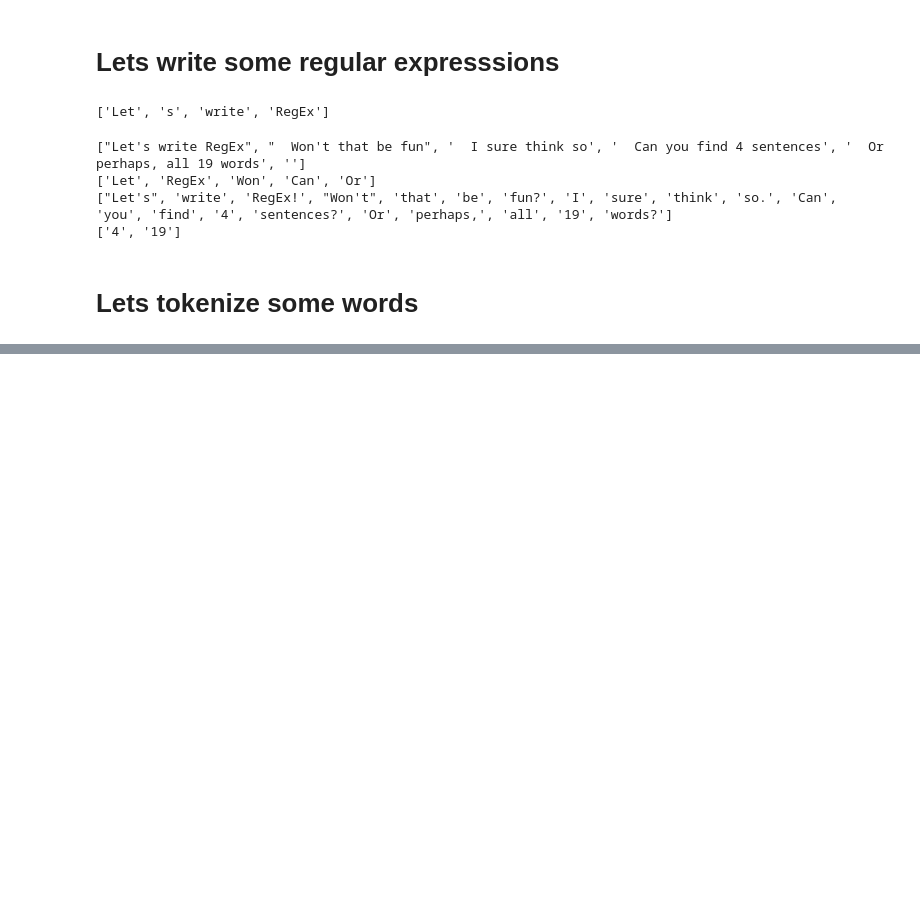
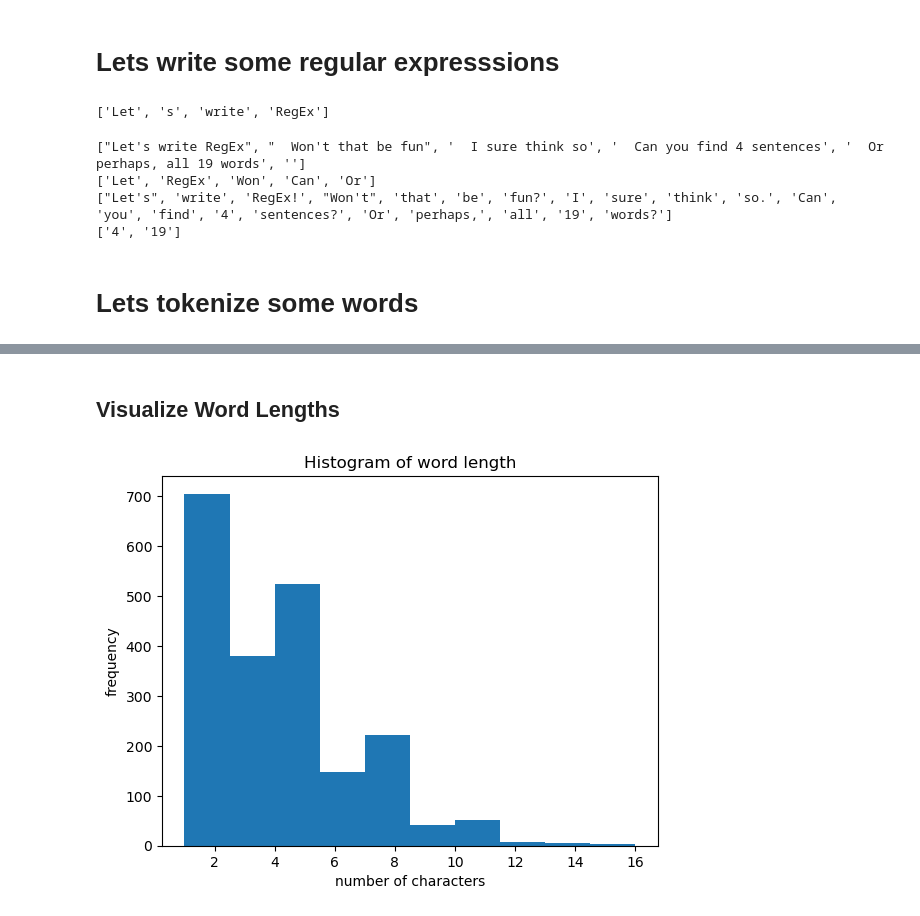
Before and after one commit to Sebastian1981/natural_language_processing, a Jupyter notebook: nlp.ipynb, the cells around one changed output, grey strips where cells are left out. Saved outputs shown, nothing was run; the diff lists cells and outputs as text; code cells hidden in the pictures; blank space fills up the shorter version.

```diff
--- a/nlp.ipynb
+++ b/nlp.ipynb
@@ -80,3 +82,0 @@ scene_one = "test."
-# %%
-# Split scene_one into sentences: sentences
-sentences = word_tokenize(scene_one)
@@ -87,0 +83,32 @@ LookupError:
+# %%
+class Tokenize:
+  def __init__(self, path, str_length=200):
+    self.path = path
+    f = open(self.path, "r")
+    self.string = f.read(str_length)
+
+  def split_into_sentences(self):
+    sentences = sent_tokenize(self.string)
+    return sentences
+
+  def split_into_words(self):
+    words = word_tokenize(self.string)
+    return words
+
+  def get_unique_tokens(self):
+    unique_tokens = set(word_tokenize(self.string))
+    return unique_tokens
+
+  def locate_word(self, word):
+    """ Locate indices of word in string"""
+    match = re.search("Editor", self.string)
+    return match.span()
+
+  def match_digits(self):
+    return re.findall(('\d+'), self.string)
+
+  def match_words(self):
+    return re.findall(('\w+'), self.string)
+
+  def match_digits_and_words(self):
+    return re.findall(('(\d+|\w+)'), self.string)
@@ -87,0 +190,14 @@ LookupError:
+# %% [markdown]
+## Visualize Word Lengths
+# %%
+from matplotlib import pyplot as plt
+tokenize = Tokenize(path="internet_archive_scifi_v3.txt", str_length=10000)
+words = tokenize.split_into_words()
+word_lengths = [len(w) for w in words]
+plt.hist(word_lengths)
+plt.title('Histogram of word length')
+plt.xlabel('number of characters')
+plt.ylabel('frequency')
+plt.show()
+# %% [output]
+[figure, added]
```
Also changed, not shown: parts of 13 cells of this notebook.
